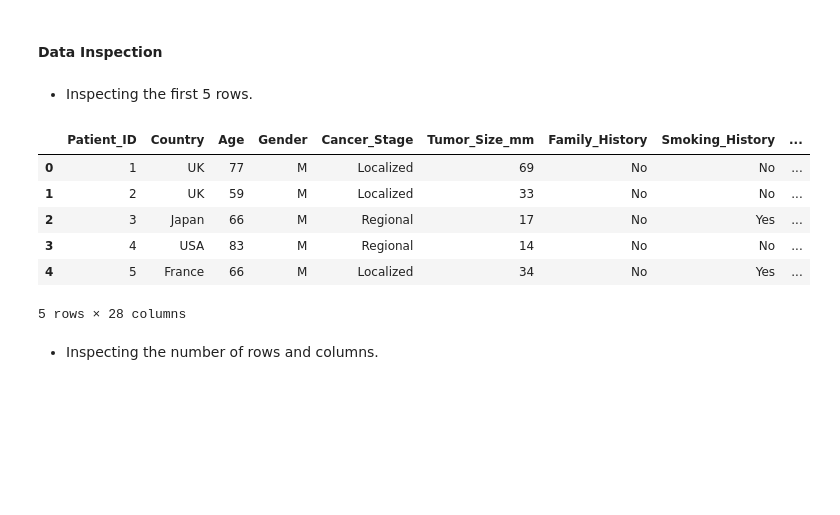
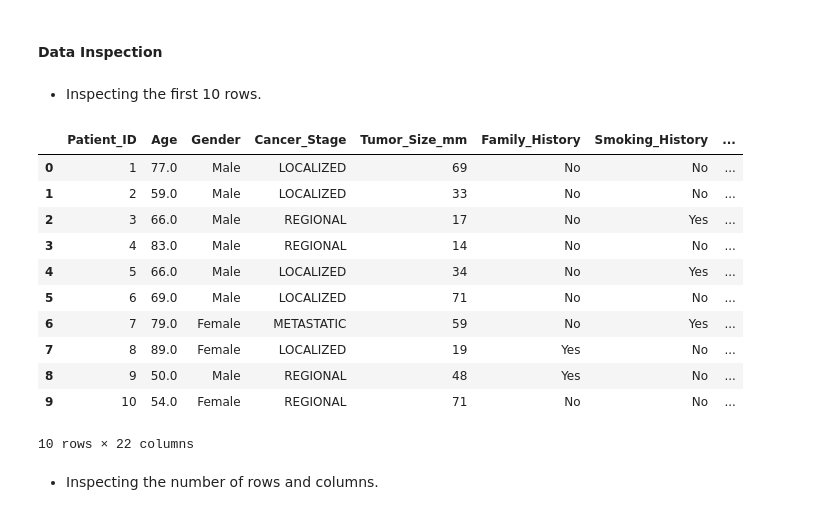
Before and after one commit to samriddhist/PROHI-dashboard-demo, a Jupyter notebook: jupyter-notebooks/data-analysis-pipeline.ipynb, the cells around one changed output. Saved outputs shown, nothing was run; the diff lists cells and outputs as text; code cells hidden in the pictures; blank space fills up the shorter version.

```diff
--- a/jupyter-notebooks/data-analysis-pipeline.ipynb
+++ b/jupyter-notebooks/data-analysis-pipeline.ipynb
@@ -38,17 +40,22 @@ hello world
 # %% [markdown]
 #### Data Inspection
 # %% [markdown]
-- Inspecting the first 5 rows.
+- Inspecting the first 10 rows.
 # %%
-df.head()
+df.head(10)
 # %% [output]
-|  | Patient_ID | Country | Age | Gender | Cancer_Stage | Tumor_Size_mm | Family_History | Smoking_History | ... |
-| 0 | 1 | UK | 77 | M | Localized | 69 | No | No | ... |
-| 1 | 2 | UK | 59 | M | Localized | 33 | No | No | ... |
-| 2 | 3 | Japan | 66 | M | Regional | 17 | No | Yes | ... |
-| 3 | 4 | USA | 83 | M | Regional | 14 | No | No | ... |
-| 4 | 5 | France | 66 | M | Localized | 34 | No | Yes | ... |
+|  | Patient_ID | Age | Gender | Cancer_Stage | Tumor_Size_mm | Family_History | Smoking_History | ... |
+| 0 | 1 | 77.0 | Male | LOCALIZED | 69 | No | No | ... |
+| 1 | 2 | 59.0 | Male | LOCALIZED | 33 | No | No | ... |
+| 2 | 3 | 66.0 | Male | REGIONAL | 17 | No | Yes | ... |
+| 3 | 4 | 83.0 | Male | REGIONAL | 14 | No | No | ... |
+| 4 | 5 | 66.0 | Male | LOCALIZED | 34 | No | Yes | ... |
+| 5 | 6 | 69.0 | Male | LOCALIZED | 71 | No | No | ... |
+| 6 | 7 | 79.0 | Female | METASTATIC | 59 | No | Yes | ... |
+| 7 | 8 | 89.0 | Female | LOCALIZED | 19 | Yes | No | ... |
+| 8 | 9 | 50.0 | Male | REGIONAL | 48 | Yes | No | ... |
+| 9 | 10 | 54.0 | Female | REGIONAL | 71 | No | No | ... |
-5 rows × 28 columns
+10 rows × 22 columns
 # %% [markdown]
 - Inspecting the number of rows and columns.
 # %%
```
Also changed, not shown: parts of 21 cells of this notebook, 1 other file.
